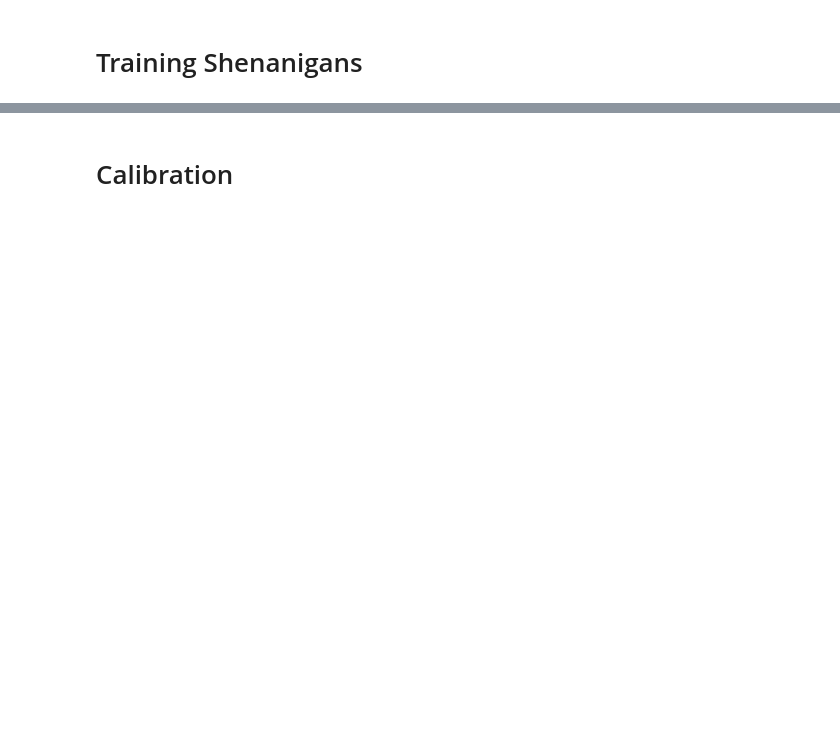
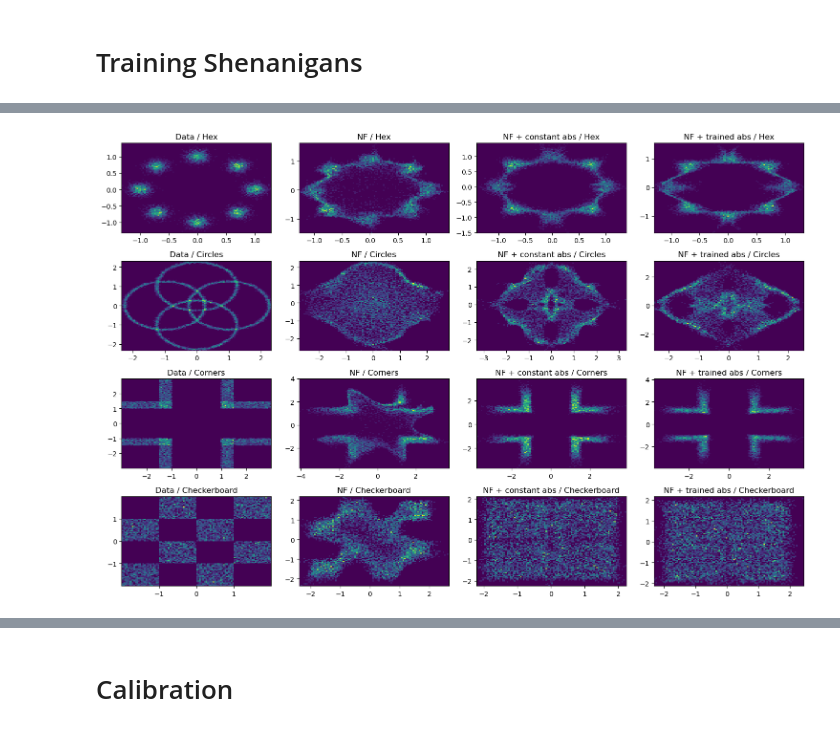
Before and after one commit to xiaoxiae/SurVAE-replication, a Jupyter notebook: main.ipynb, the cells around one changed output, grey strips where cells are left out. Cells and saved outputs as stored; diff of their text form; code cells hidden in the pictures; blank space fills up the shorter version.

```diff
--- a/main.ipynb
+++ b/main.ipynb
@@ -12,25 +12,25 @@ from survae.layer import BijectiveLayer, AbsoluteUnit, OrthonormalLayer, MaxTheL
 model_generators = [
     lambda: SurVAE(
         [
-            BijectiveLayer(2, [64] * 5),
-            OrthonormalLayer(2),
-        ] * 10,
+            [BijectiveLayer(2, [64] * 5), OrthonormalLayer(2)]
+            for _ in range(10)
+        ],
     ),
     lambda: SurVAE(
         [
             AbsoluteUnit(torch.tensor([1 / 2, 1 / 2])),
         ] + [
-            BijectiveLayer(2, [64] * 5),
-            OrthonormalLayer(2),
-        ] * 10,
+            [BijectiveLayer(2, [64] * 5), OrthonormalLayer(2)]
+            for _ in range(10)
+        ],
     ),
     lambda: SurVAE(
         [
             AbsoluteUnit(torch.tensor([1 / 2, 1 / 2]), learn_q=True),
         ] + [
-            BijectiveLayer(2, [64] * 5),
-            OrthonormalLayer(2),
-        ] * 10,
+            [BijectiveLayer(2, [64] * 5), OrthonormalLayer(2)]
+            for _ in range(10)
+        ],
     )
 ]
 
@@ -61,33 +70,35 @@ IndexError: too many indices for tensor of dimension 1
 # %%
 # Define dataset names
 model_names = ['NF', 'NF + constant abs', 'NF + trained abs']
 dataset_names = ['Hex', 'Circles', 'Corners', 'Checkerboard']
 
-sample_count = 100_000
+sample_count = 10_000
 bins = 100
 
 # Create subplots (+1 for the raw data)
 fig, axs = plt.subplots(len(dataset_names), len(model_names) + 1, figsize=(15, 10))
 
 # Plot the raw data
 for i, (dataset_name, dataset_function) in enumerate(zip(dataset_names, dataset_functions)):
     X = dataset_function(sample_count).cpu().numpy()
 
     axs[i, 0].hist2d(X[:, 0], X[:, 1], bins=bins)
     axs[i, 0].set_title(f'Data / {dataset_name}')
 
 # Iterate over datasets and create heatmaps
 for i, dataset_name in enumerate(dataset_names):
     for j, model_name in enumerate(model_names):
         model = models[i, j][0]  # [0] is the model, [1] is parameters/losses for log epochs
         X = model.sample(sample_count).cpu().numpy()
 
         axs[i, j + 1].hist2d(X[:, 0], X[:, 1], bins=bins)
         axs[i, j + 1].set_title(f'{model_name} / {dataset_name}')
 
 # Adjust layout
 plt.tight_layout()
 plt.show()
+# %% [output]
+[figure, added]
 # %%
 # Create subplots (+1 for the raw data)
 fig, axs = plt.subplots(len(dataset_names), len(model_names) + 1, figsize=(15, 10))
```
Also changed, not shown: parts of 12 cells of this notebook, 4 other files.
